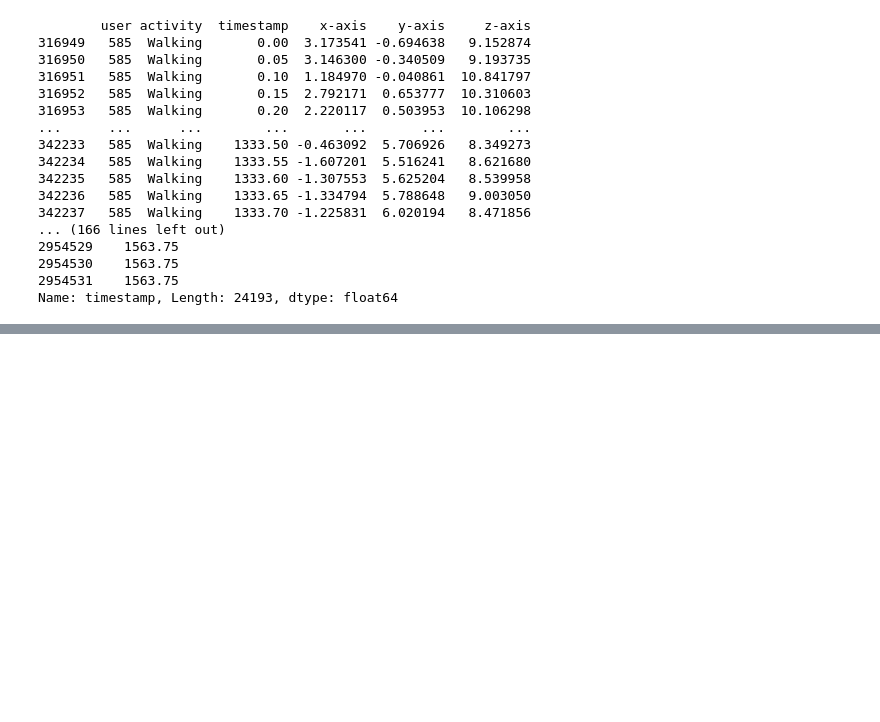
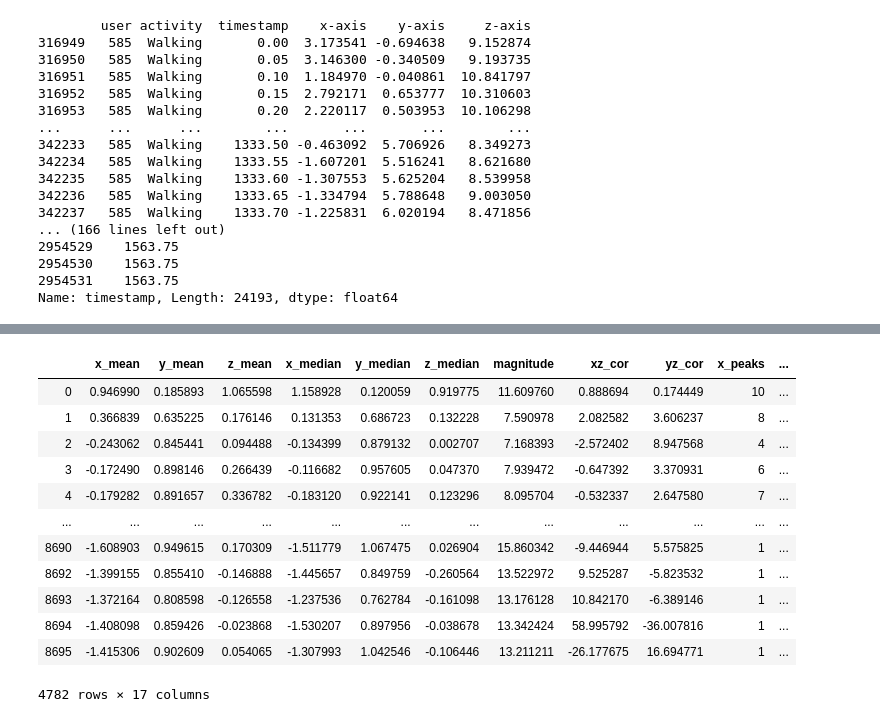
Before and after one commit to ek169/CSC_461_Final, a Jupyter notebook: Final_Project.ipynb, the cells around one changed output, grey strips where cells are left out. Cells and saved outputs as stored; diff of their text form; code cells hidden in the pictures; blank space fills up the shorter version.

```diff
--- a/Final_Project.ipynb
+++ b/Final_Project.ipynb
@@ -171,0 +199,23 @@ data_convoluted = np.asarray(data_convoluted, dtype=np.float32).transpose(0, 2,
+# %%
+# process our data
+feature_vector = preprocess_xyz(new_features, labels)
+# %%
+# this shows that there are some data points that are homogenous where no movement took
+# place within the two seconds. Maybe widening the window makes sense then? If not ...
+feature_vector = feature_vector.dropna(axis='rows')
+# %%
+feature_vector
+# %% [output]
+|  | x_mean | y_mean | z_mean | x_median | y_median | z_median | magnitude | xz_cor | yz_cor | x_peaks | ... |
+| 0 | 0.946990 | 0.185893 | 1.065598 | 1.158928 | 0.120059 | 0.919775 | 11.609760 | 0.888694 | 0.174449 | 10 | ... |
+| 1 | 0.366839 | 0.635225 | 0.176146 | 0.131353 | 0.686723 | 0.132228 | 7.590978 | 2.082582 | 3.606237 | 8 | ... |
+| 2 | -0.243062 | 0.845441 | 0.094488 | -0.134399 | 0.879132 | 0.002707 | 7.168393 | -2.572402 | 8.947568 | 4 | ... |
+| 3 | -0.172490 | 0.898146 | 0.266439 | -0.116682 | 0.957605 | 0.047370 | 7.939472 | -0.647392 | 3.370931 | 6 | ... |
+| 4 | -0.179282 | 0.891657 | 0.336782 | -0.183120 | 0.922141 | 0.123296 | 8.095704 | -0.532337 | 2.647580 | 7 | ... |
+| ... | ... | ... | ... | ... | ... | ... | ... | ... | ... | ... | ... |
+| 8690 | -1.608903 | 0.949615 | 0.170309 | -1.511779 | 1.067475 | 0.026904 | 15.860342 | -9.446944 | 5.575825 | 1 | ... |
+| 8692 | -1.399155 | 0.855410 | -0.146888 | -1.445657 | 0.849759 | -0.260564 | 13.522972 | 9.525287 | -5.823532 | 1 | ... |
+| 8693 | -1.372164 | 0.808598 | -0.126558 | -1.237536 | 0.762784 | -0.161098 | 13.176128 | 10.842170 | -6.389146 | 1 | ... |
+| 8694 | -1.408098 | 0.859426 | -0.023868 | -1.530207 | 0.897956 | -0.038678 | 13.342424 | 58.995792 | -36.007816 | 1 | ... |
+| 8695 | -1.415306 | 0.902609 | 0.054065 | -1.307993 | 1.042546 | -0.106446 | 13.211211 | -26.177675 | 16.694771 | 1 | ... |
+4782 rows × 17 columns
```
Also changed, not shown: parts of 13 cells of this notebook.
